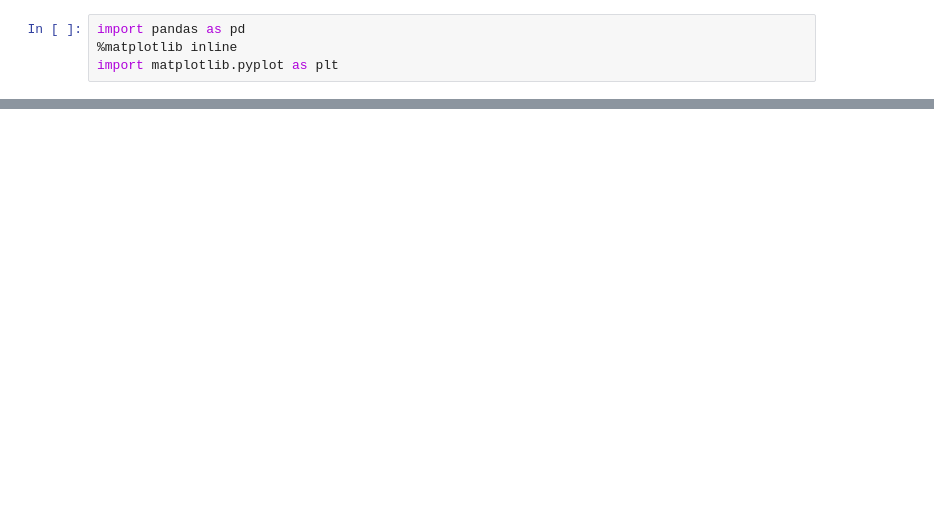
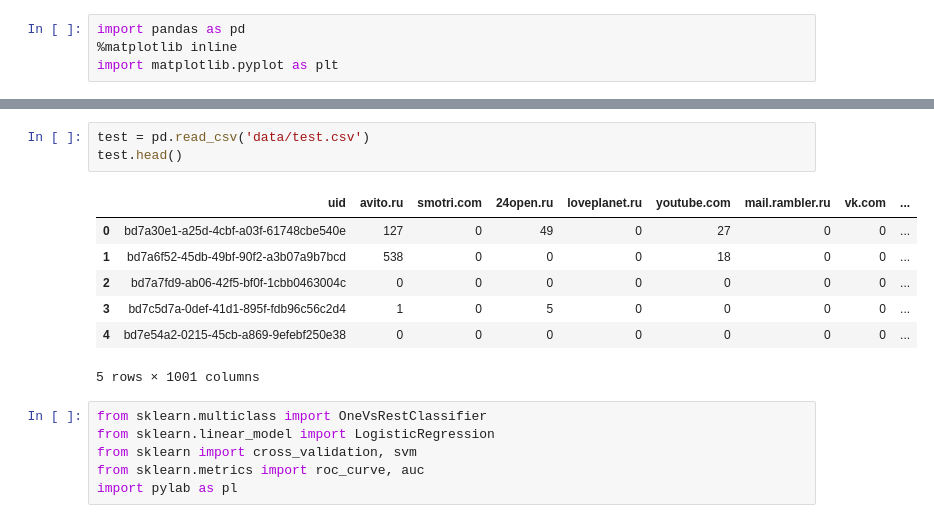
Before and after one commit to pvgladkov/BigData, a Jupyter notebook: lab_4/age_gender/lab_4s.ipynb, the cells around one changed output, grey strips where cells are left out. Cells and saved outputs as stored; diff of their text form; blank space fills up the shorter version.

```diff
--- a/lab_4/age_gender/lab_4s.ipynb
+++ b/lab_4/age_gender/lab_4s.ipynb
@@ -15,0 +16,17 @@ train.head()
+# %%
+test = pd.read_csv('data/test.csv')
+test.head()
+# %% [output]
+|  | uid | avito.ru | smotri.com | 24open.ru | loveplanet.ru | youtube.com | mail.rambler.ru | vk.com | ... |
+| 0 | bd7a30e1-a25d-4cbf-a03f-61748cbe540e | 127 | 0 | 49 | 0 | 27 | 0 | 0 | ... |
+| 1 | bd7a6f52-45db-49bf-90f2-a3b07a9b7bcd | 538 | 0 | 0 | 0 | 18 | 0 | 0 | ... |
+| 2 | bd7a7fd9-ab06-42f5-bf0f-1cbb0463004c | 0 | 0 | 0 | 0 | 0 | 0 | 0 | ... |
+| 3 | bd7c5d7a-0def-41d1-895f-fdb96c56c2d4 | 1 | 0 | 5 | 0 | 0 | 0 | 0 | ... |
+| 4 | bd7e54a2-0215-45cb-a869-9efebf250e38 | 0 | 0 | 0 | 0 | 0 | 0 | 0 | ... |
+5 rows × 1001 columns
+# %%
+from sklearn.multiclass import OneVsRestClassifier
+from sklearn.linear_model import LogisticRegression
+from sklearn import cross_validation, svm
+from sklearn.metrics import roc_curve, auc
+import pylab as pl
```
Also changed, not shown: parts of 5 cells of this notebook, 2 other files.
